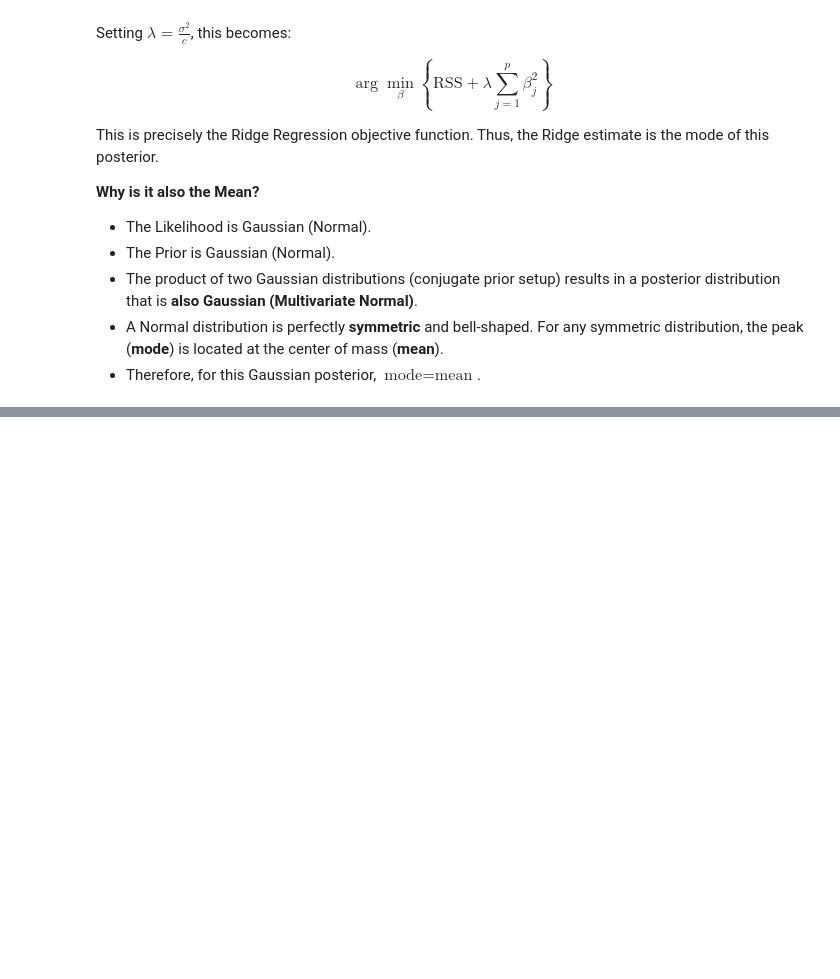
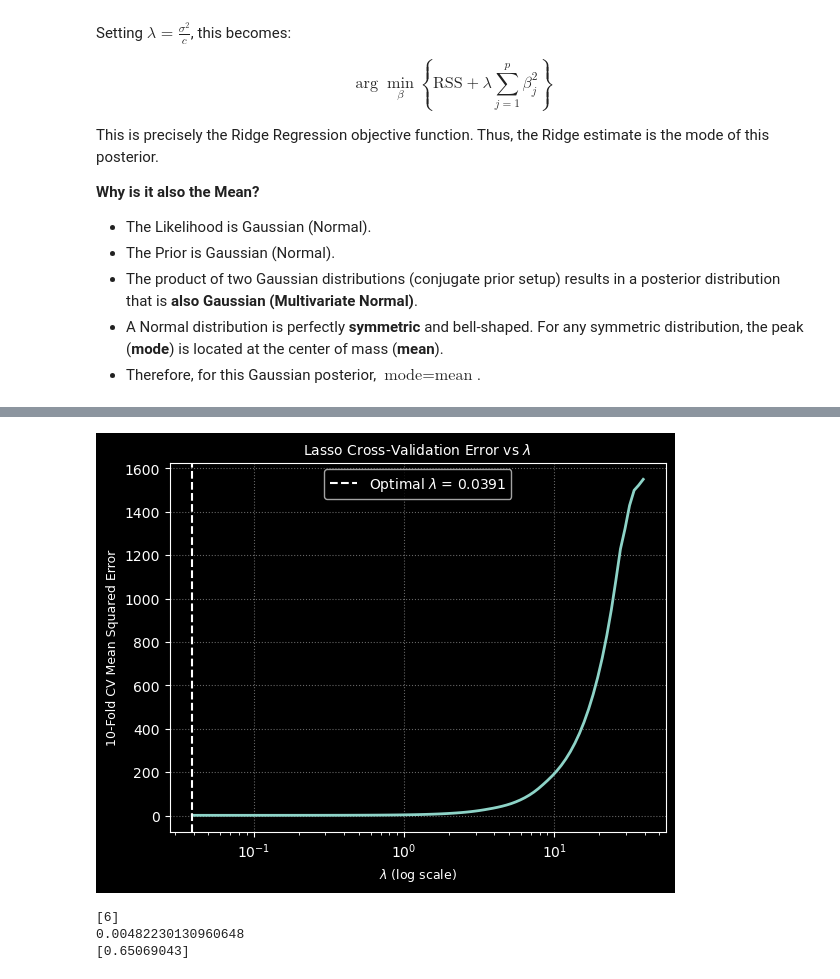
Before and after one commit to fatima-zahra20/ISLP-Solutions, a Jupyter notebook: MySolutionISLP_chap6.ipynb, the cells around one changed output, grey strips where cells are left out. Drawn from its saved outputs; the diff is of its cells as text; code cells hidden in the pictures; blank space fills up the shorter version.

```diff
--- a/MySolutionISLP_chap6.ipynb
+++ b/MySolutionISLP_chap6.ipynb
@@ -440,0 +489,13 @@ This is precisely the Ridge Regression objective function. Thus, the Ridge estim
+# %%
+#(d)
+selector = SequentialFeatureSelector(
+    LinearRegression(), n_features_to_select=3, direction="backward"
+)
+selector.fit(X_poly, Y)
+
+selected_cols = selector.support_
+model = LinearRegression().fit(X_poly[:, selected_cols], Y)
+
+print(np.where(selected_cols)[0] + 1)
+print(model.intercept_)
+print(model.coef_)
@@ -440,0 +508,13 @@ This is precisely the Ridge Regression objective function. Thus, the Ridge estim
+# %%
+from sklearn.linear_model import LassoCV
+
+lasso_cv = LassoCV(cv=10, max_iter=10000, n_alphas=100)
+scaler = StandardScaler()
+X_poly_scaled = scaler.fit_transform(X_poly)
+lasso_cv.fit(X_poly_scaled, Y)
+best_lambda = lasso_cv.alpha_
+
+print(best_lambda)
+print(lasso_cv.intercept_)
+for i, coef in enumerate(lasso_cv.coef_, 1):
+    print(f"  X^{i}: {coef:.4f}")
@@ -440,0 +534,20 @@ This is precisely the Ridge Regression objective function. Thus, the Ridge estim
+# %%
+plt.plot(
+    lasso_cv.alphas_,
+    lasso_cv.mse_path_.mean(axis=-1),
+    linewidth=2,
+)
+plt.axvline(
+    best_lambda,
+    linestyle="--",
+    label=f"Optimal $\lambda$ = {best_lambda:.4f}",
+)
+plt.xscale("log")
+plt.xlabel(r"$\lambda$ (log scale)", fontsize=9)
+plt.ylabel("10-Fold CV Mean Squared Error", fontsize=9)
+plt.title(r"Lasso Cross-Validation Error vs $\lambda$", fontsize=10)
+plt.legend()
+plt.grid(True, linestyle=":", alpha=0.4)
+plt.show()
+# %% [output]
+[figure, added]
@@ -440,0 +560,17 @@ This is precisely the Ridge Regression objective function. Thus, the Ridge estim
+# %%
+X_poly = np.column_stack([X**i for i in range(1, 11)])
+selector = SequentialFeatureSelector(
+    LinearRegression(), n_features_to_select=1, direction="forward"
+)
+selector.fit(X_poly, Y)
+
+selected_cols = selector.support_
+model = LinearRegression().fit(X_poly[:, selected_cols], Y)
+
+print(np.where(selected_cols)[0])
+print(model.intercept_)
+print(model.coef_)
+# %% [output]
+[6]
+0.00482230130960648
+[0.65069043]
```
Also changed, not shown: parts of 47 cells of this notebook, 1 other file.
